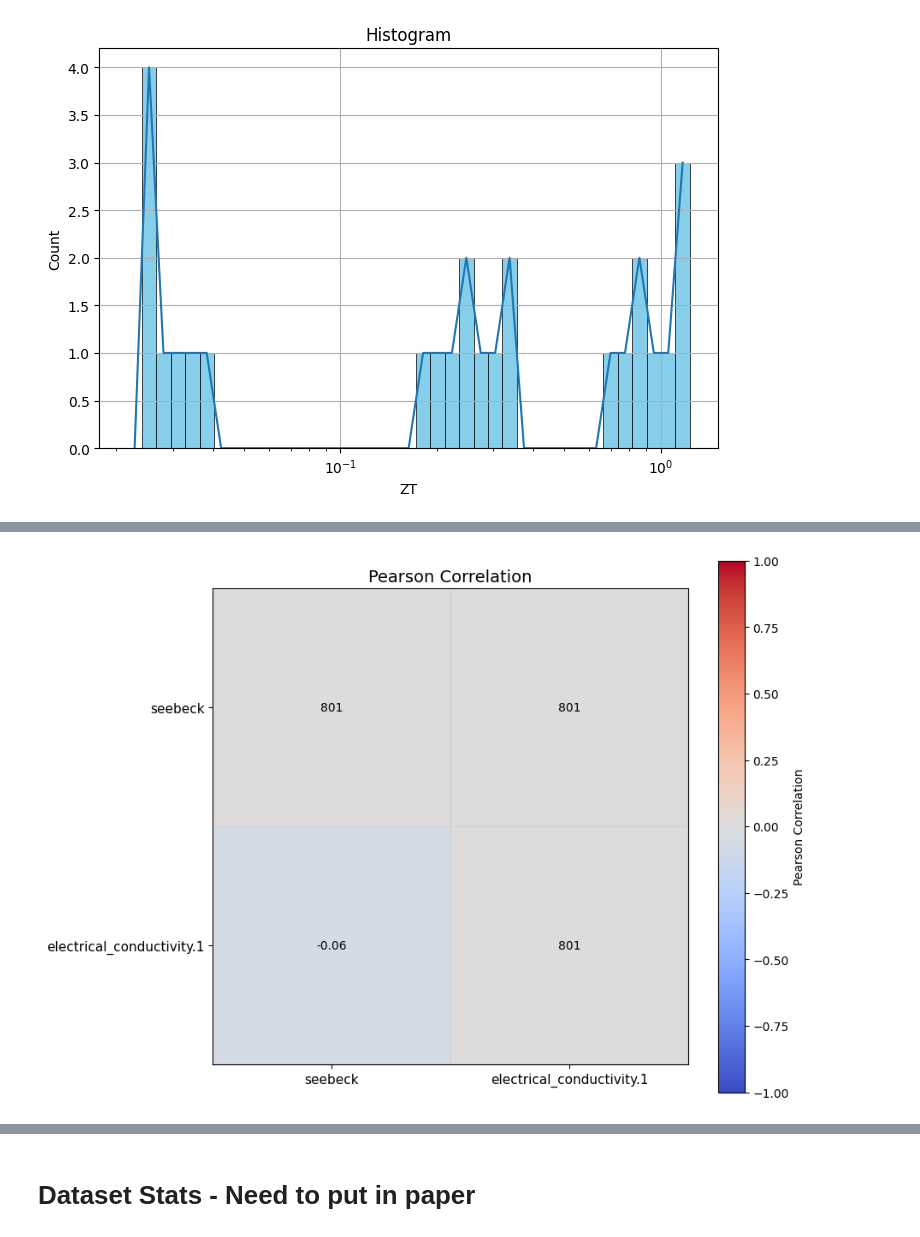
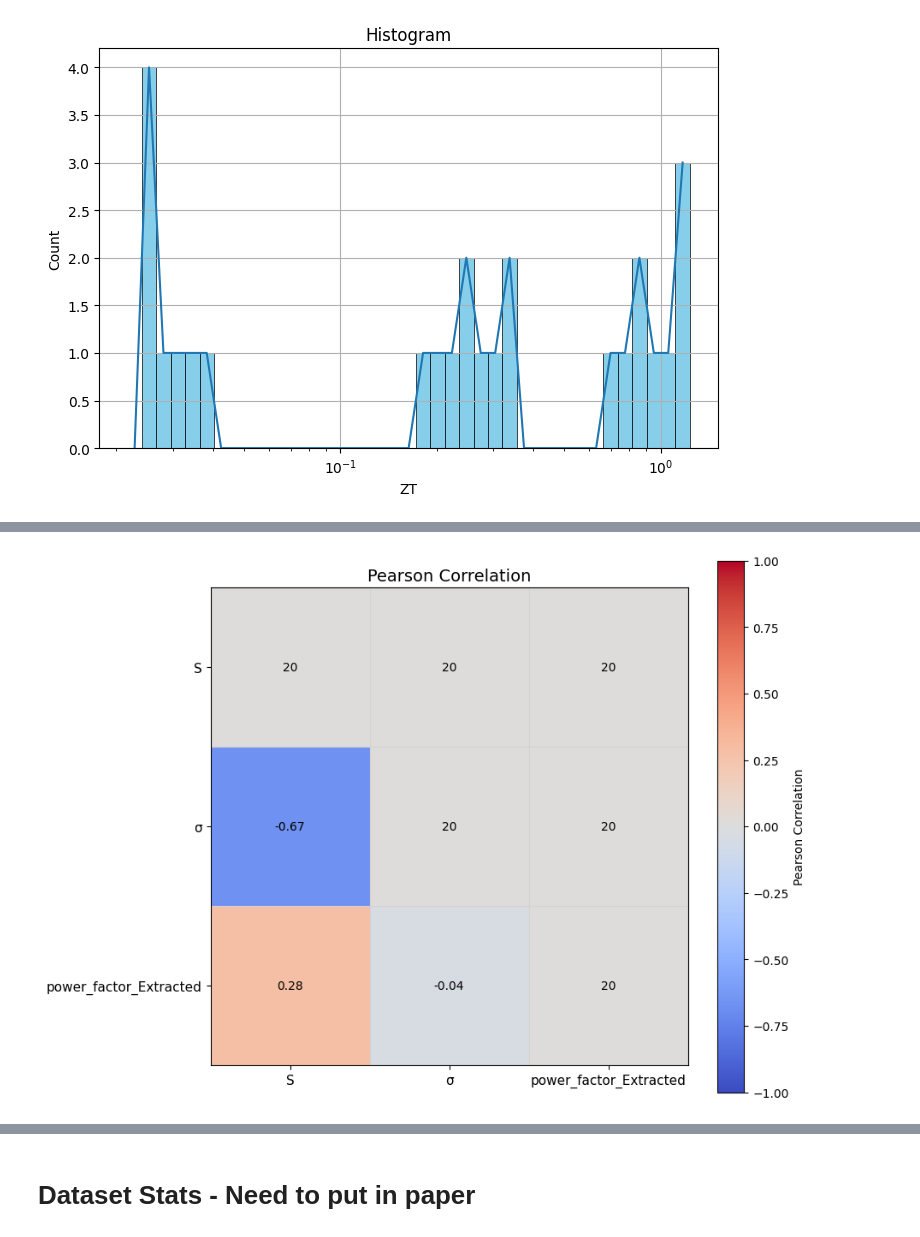
Before and after one commit to kasif1234/Qatar-Environment-and-Energy-Research-Institute-Internship-Work-, a Jupyter notebook: Scalable_Work/Scalable_Dataset_Analysis.ipynb, the cells around one changed output, grey strips where cells are left out. Cells and saved outputs as stored; diff of their text form; code cells hidden in the pictures.

```diff
--- a/Scalable_Work/Scalable_Dataset_Analysis.ipynb
+++ b/Scalable_Work/Scalable_Dataset_Analysis.ipynb
@@ -20,7 +20,7 @@
 # %%
 import pandas as pd
 
-file_path = "Complete Extraction Results - LATEST_ - Copy.xlsx"
+file_path = "Complete Extraction Results.xlsx"
 
 # Open the Excel file
 excel_file = pd.ExcelFile(file_path, engine="openpyxl")
@@ -273,7 +273,7 @@ import matplotlib.pyplot as plt
 # 1. Pick the columns you want in the plot
 #    Add more keys here anytime
 # =========================================
-selected_keys = [49, 50]   # example
+selected_keys = [36,39,42]   # example
 selected_cols = [column_dict[k] for k in selected_keys]
 
 # Optional: shorter labels for the axes
@@ -292,6 +292,8 @@ axis_labels = [label_map.get(col, col) for col in selected_cols]
 # 2. Clean the data
 # =========================================
 data = df[selected_cols].copy()
+
+data = data.iloc[:20]
 
 for col in selected_cols:
     data[col] = pd.to_numeric(data[col], errors="coerce")
@@ -345,31 +347,31 @@ fig, ax = plt.subplots(figsize=(9, 7))
 im = ax.imshow(heatmap_values, cmap="coolwarm", vmin=-1, vmax=1)
 
 # ticks
 ax.set_xticks(np.arange(n))
 ax.set_yticks(np.arange(n))
 ax.set_xticklabels(axis_labels, fontsize=11)
 ax.set_yticklabels(axis_labels, fontsize=11)
 
 # rotate x labels if needed
 plt.setp(ax.get_xticklabels(), rotation=0, ha="center")
 
 # annotate each cell
 for i in range(n):
     for j in range(n):
         ax.text(j, i, text_values[i][j], ha="center", va="center", color="black", fontsize=10)
 
 # grid lines
 ax.set_xticks(np.arange(-0.5, n, 1), minor=True)
 ax.set_yticks(np.arange(-0.5, n, 1), minor=True)
 ax.grid(which="minor", color="lightgray", linestyle="-", linewidth=0.8)
 ax.tick_params(which="minor", bottom=False, left=False)
 
 # colorbar
 cbar = plt.colorbar(im, ax=ax)
 cbar.set_label("Pearson Correlation", rotation=90)
 
 ax.set_title("Pearson Correlation", fontsize=14)
 plt.tight_layout()
 plt.show()
 # %% [output]
-[figure, old version]
+[figure, new version]
```
Also changed, not shown: parts of 5 cells of this notebook, 1 other file.
